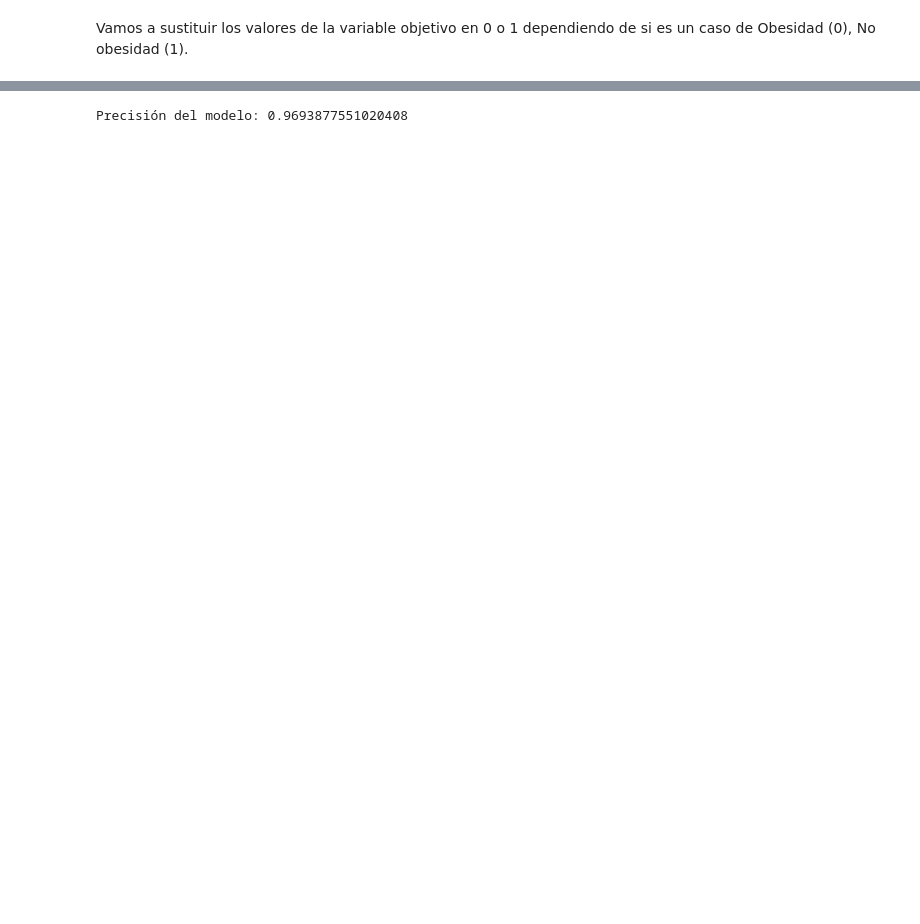
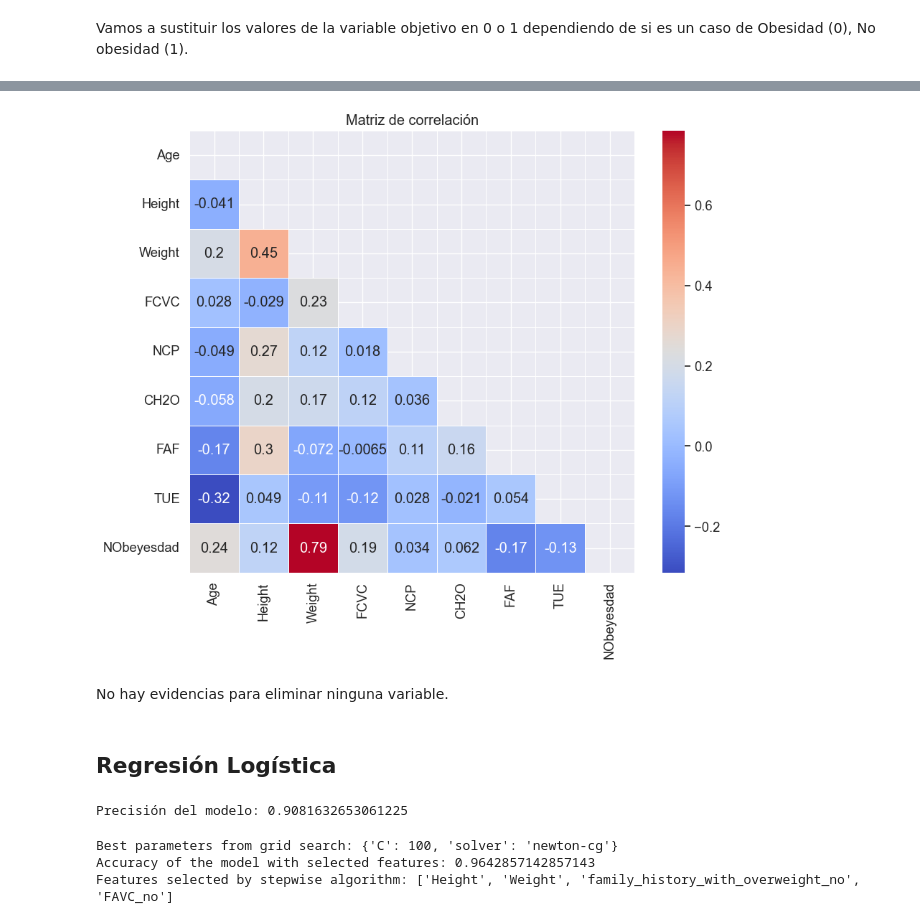
Before and after one commit to alejbormeg/MasterBigDataML-MachineLearningI, a Jupyter notebook: src/proyecto.ipynb, the cells around one changed output, grey strips where cells are left out. Drawn from its saved outputs; the diff is of its cells as text; code cells hidden in the pictures; blank space fills up the shorter version.

```diff
--- a/src/proyecto.ipynb
+++ b/src/proyecto.ipynb
@@ -277 +304,4 @@ NObeyesdad
 Name: count, dtype: int64
+# %%
+correlation = pd.concat([data[numerical_columns], data[['NObeyesdad']]], axis=1)
+correlation
@@ -278,7 +322,21 @@ Name: count, dtype: int64
+# %%
+matriz_corr = correlation.corr(method = 'pearson')
+mask = np.triu(np.ones_like(matriz_corr, dtype=bool))
+plt.figure(figsize=(10, 8))
+sns.heatmap(matriz_corr, annot=True, cmap='coolwarm', linewidths=0.5, mask=mask)
+sns.set(font_scale=1.2)
+plt.title("Matriz de correlación")
+plt.show()
+# %% [output]
+[figure, added]
+# %% [markdown]
+No hay evidencias para eliminar ninguna variable.
+# %% [markdown]
+## Regresión Logística
 # %%
 # Definir el ColumnTransformer
 preprocessor = make_column_transformer(
-    (StandardScaler(), numerical_columns),
+    (MinMaxScaler(), numerical_columns),
     (OneHotEncoder(), categorical_columns)
 )
 
@@ -300,4 +358,63 @@ y_pred = model.predict(X_test)
 accuracy = accuracy_score(y_test, y_pred)
 print("Precisión del modelo:", accuracy)
 # %% [output]
-Precisión del modelo: 0.9693877551020408
+Precisión del modelo: 0.9081632653061225
+# %%
+# Define the ColumnTransformer with proper handling of numerical and categorical columns
+preprocessor = ColumnTransformer(
+    transformers=[
+        ('num', MinMaxScaler(), numerical_columns),
+        ('cat', OneHotEncoder(), categorical_columns)
+    ]
+)
+
+# Define the logistic regression model
+logistic_regression = LogisticRegression()
+
+# Define the space of parameters to search
+param_grid = {
+    'C': [0.01, 0.1, 1, 10, 100],
+    'solver': ['newton-cg', 'lbfgs', 'liblinear'],
+    # Add other parameters here
+}
+
+# Split the data into training and test sets
+X_train, X_test, y_train, y_test = train_test_split(explicativas, y, test_size=0.2, random_state=4975)
+
+# Apply preprocessing to the training data
+X_train_preprocessed = preprocessor.fit_transform(X_train)
+X_test_preprocessed = preprocessor.transform(X_test)
+
+# Set up the RFECV with a stratified K-fold cross-validation
+rfecv = RFECV(estimator=logistic_regression, step=1, cv=StratifiedKFold(5), scoring='accuracy')
+rfecv.fit(X_train_preprocessed, y_train)
+
+# Perform grid search with the logistic regression estimator
+logistic_regression_grid = LogisticRegression(max_iter=5000)  # Increase max_iter if needed
+grid_search = GridSearchCV(logistic_regression_grid, param_grid, cv=5, scoring='accuracy')
+grid_search.fit(X_train_preprocessed, y_train)
+
+# Output the best parameters
+print("Best parameters from grid search:", grid_search.best_params_)
+
+# Fit the logistic regression with the best parameters found
+best_estimator = grid_search.best_estimator_
+best_estimator.fit(X_train_preprocessed, y_train)
+
+# Make predictions on the test set using the best estimator
+y_pred = best_estimator.predict(X_test_preprocessed)
+
+# Calculate the accuracy of the model with selected features
+accuracy = accuracy_score(y_test, y_pred)
+print("Accuracy of the model with selected features:", accuracy)
+
+# Now, we want to get the column names that correspond to the features selected by RFECV
+feature_names = list(preprocessor.transformers_[0][1].get_feature_names_out(numerical_columns)) + \
+                list(preprocessor.transformers_[1][1].get_feature_names_out(categorical_columns))
+
+selected_features = [feature_names[i] for i in range(len(feature_names)) if rfecv.support_[i]]
+print("Features selected by stepwise algorithm:", selected_features)
+# %% [output]
+Best parameters from grid search: {'C': 100, 'solver': 'newton-cg'}
+Accuracy of the model with selected features: 0.9642857142857143
+Features selected by stepwise algorithm: ['Height', 'Weight', 'family_history_with_overweight_no', 'FAVC_no']
```
Also changed, not shown: parts of 19 cells of this notebook.
